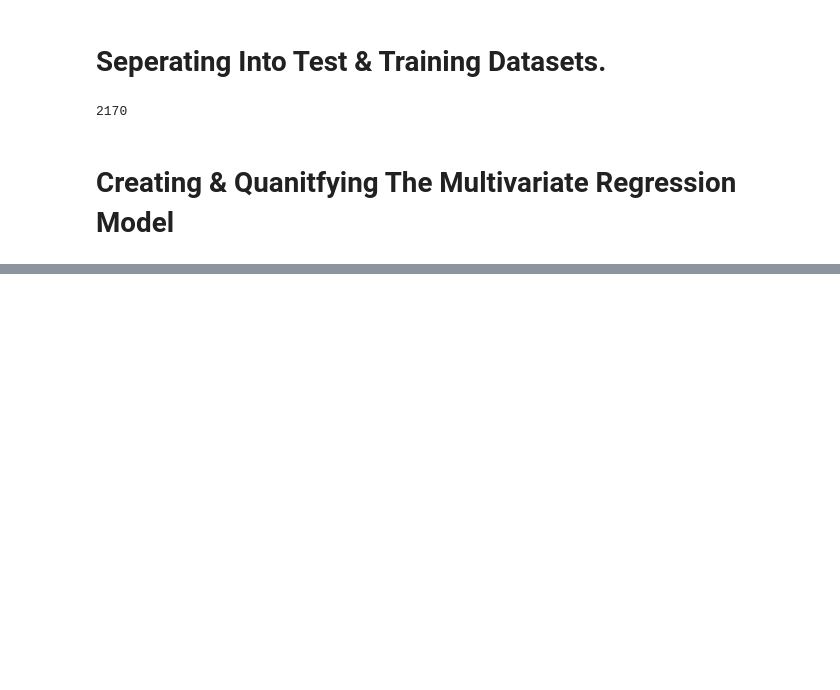
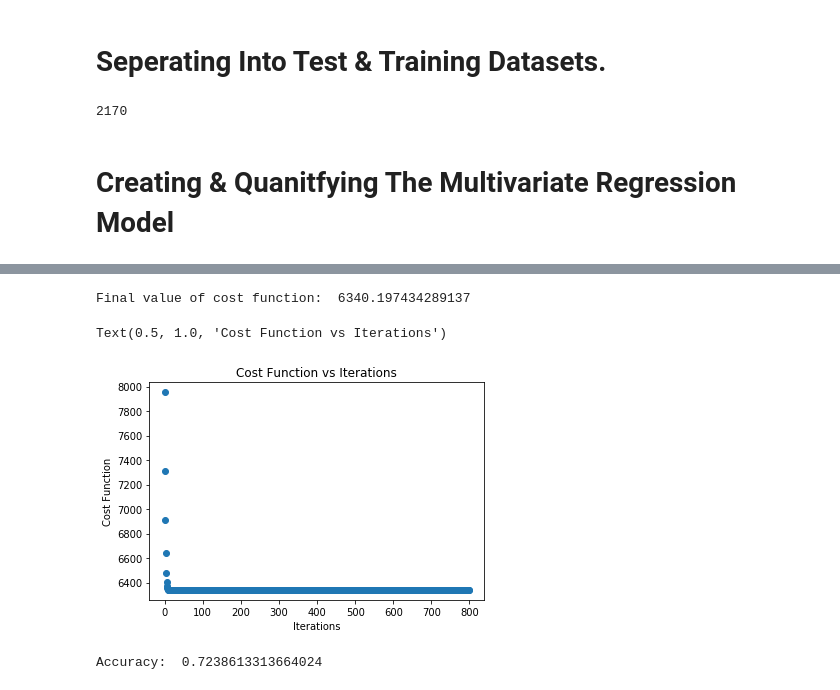
Before and after one commit to JonathanClifford/597ML-MachineLearningWeatherPrediction, a Jupyter notebook: mainAnalysisOfWeatherData.ipynb, the cells around one changed output, grey strips where cells are left out. Cells and saved outputs as stored; diff of their text form; code cells hidden in the pictures; blank space fills up the shorter version.

```diff
--- a/mainAnalysisOfWeatherData.ipynb
+++ b/mainAnalysisOfWeatherData.ipynb
@@ -203,0 +362,32 @@ The R^2 of the Test Model is:
+# %%
+print("Final value of cost function: ", cost_function(X,y,theta2))
+# %% [output]
+Final value of cost function:  6340.197434289137
+# %%
+#Plot J_history to assess convergence
+i = 0
+iList = [] # creates list of iterations
+while i < iters: # counts until reaches amount of iterations
+    iList.append(i) # adds each iteration to list
+    i = i+1
+plt.scatter(iList, J_history) # plot
+plt.ylabel("Cost Function")
+plt.xlabel("Iterations")
+plt.title("Cost Function vs Iterations")
+# %% [output]
+Text(0.5, 1.0, 'Cost Function vs Iterations')
+[figure, added]
+# %%
+#Print the accuracy-
+theta2T = np.transpose(theta2) #transpose of theta2
+h = 1 / (1 + np.exp(-np.dot(X,theta2T))) # h(x)
+accurate = 0 #intialize
+i = 0 #intialize
+while i < len(y): # run if within length of vector y
+    if y[i] == round(h[i]): # from  piazza
+        accurate= accurate + 1
+    i = i + 1
+accurate = (1/len(y))*accurate
+print("Accuracy: ",accurate)
+# %% [output]
+Accuracy:  0.7238613313664024
```
Also changed, not shown: parts of 9 cells of this notebook.
